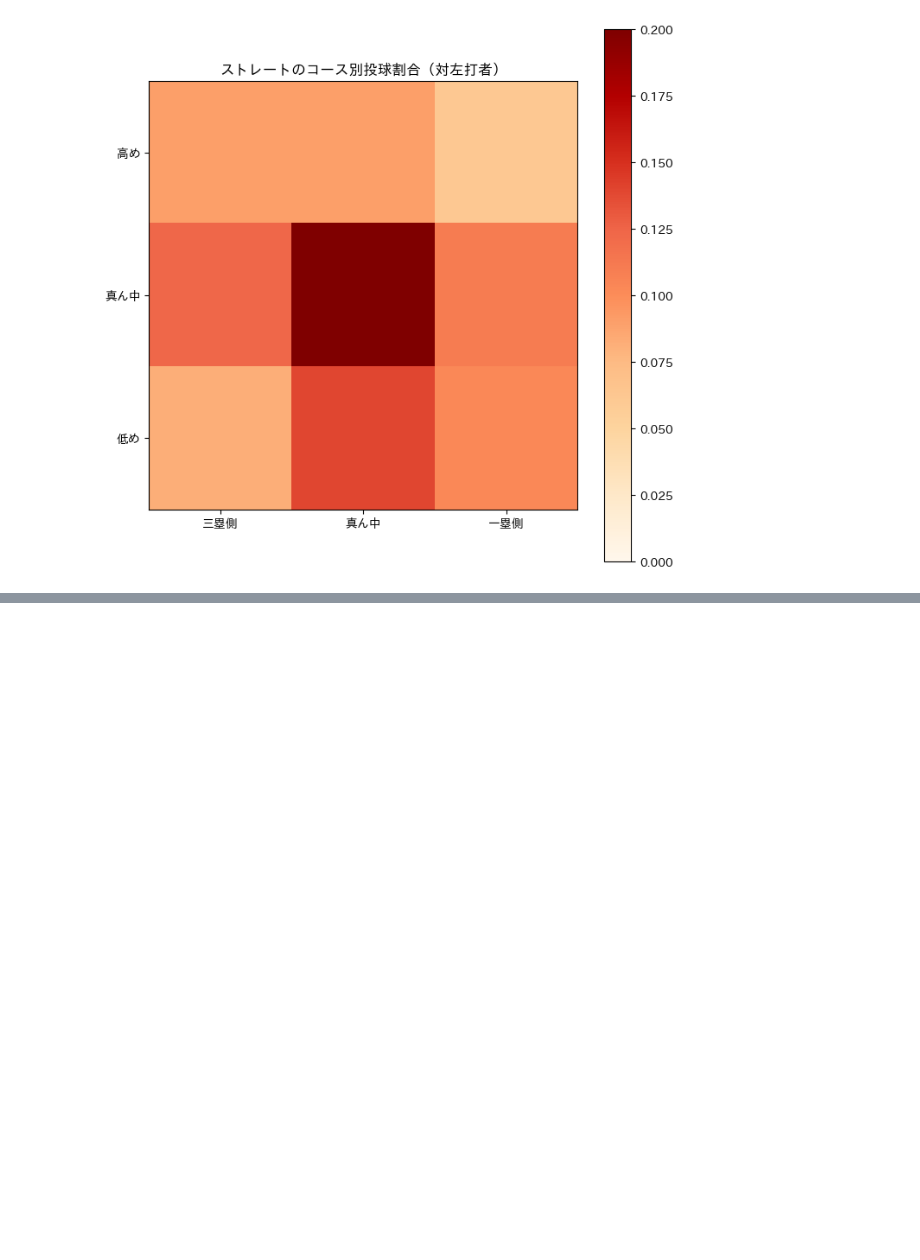
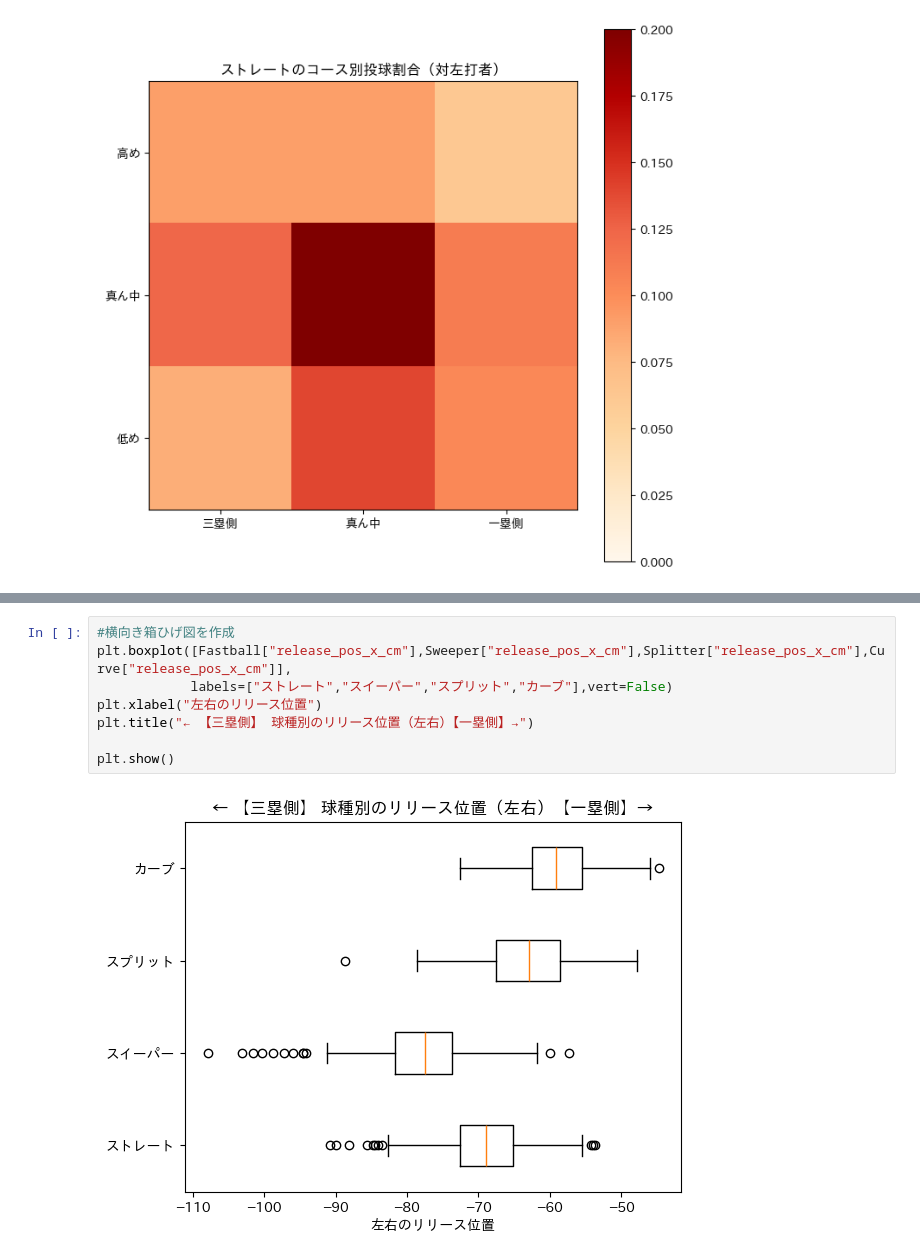
Before and after one commit to hitomitsu50/SportsData_Portfolio, a Jupyter notebook: 野球データ.ipynb, the cells around one changed output, grey strips where cells are left out. Saved outputs shown, nothing was run; the diff lists cells and outputs as text; blank space fills up the shorter version.

```diff
--- a/野球データ.ipynb
+++ b/野球データ.ipynb
@@ -371,0 +407,10 @@ create_heatmap(Fastball_Left,"ストレートのコース別投球割合（対
+# %%
+#横向き箱ひげ図を作成
+plt.boxplot([Fastball["release_pos_x_cm"],Sweeper["release_pos_x_cm"],Splitter["release_pos_x_cm"],Curve["release_pos_x_cm"]],
+            labels=["ストレート","スイーパー","スプリット","カーブ"],vert=False)
+plt.xlabel("左右のリリース位置")
+plt.title("← 【三塁側】 球種別のリリース位置（左右）【一塁側】→")
+
+plt.show()
+# %% [output]
+[figure, added]
```
Also changed, not shown: parts of 4 cells of this notebook.
